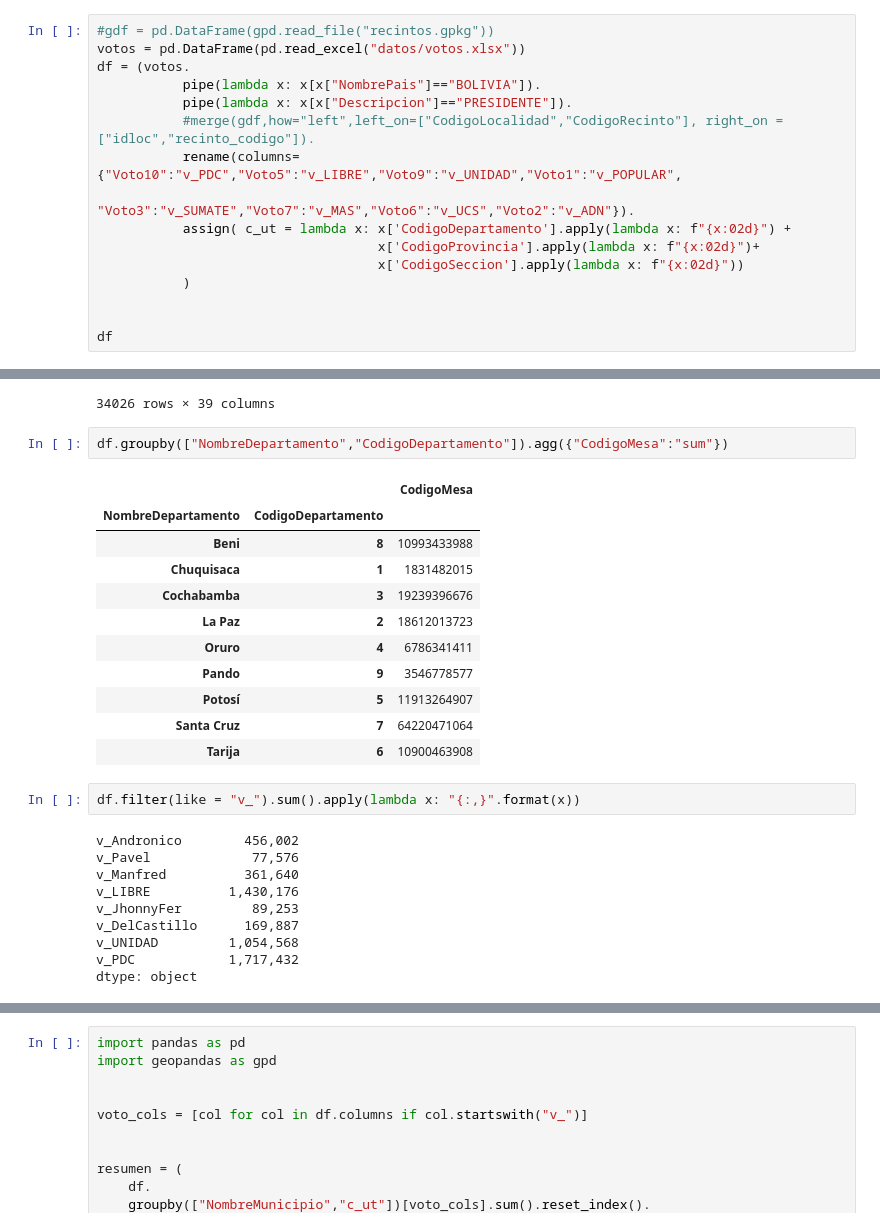
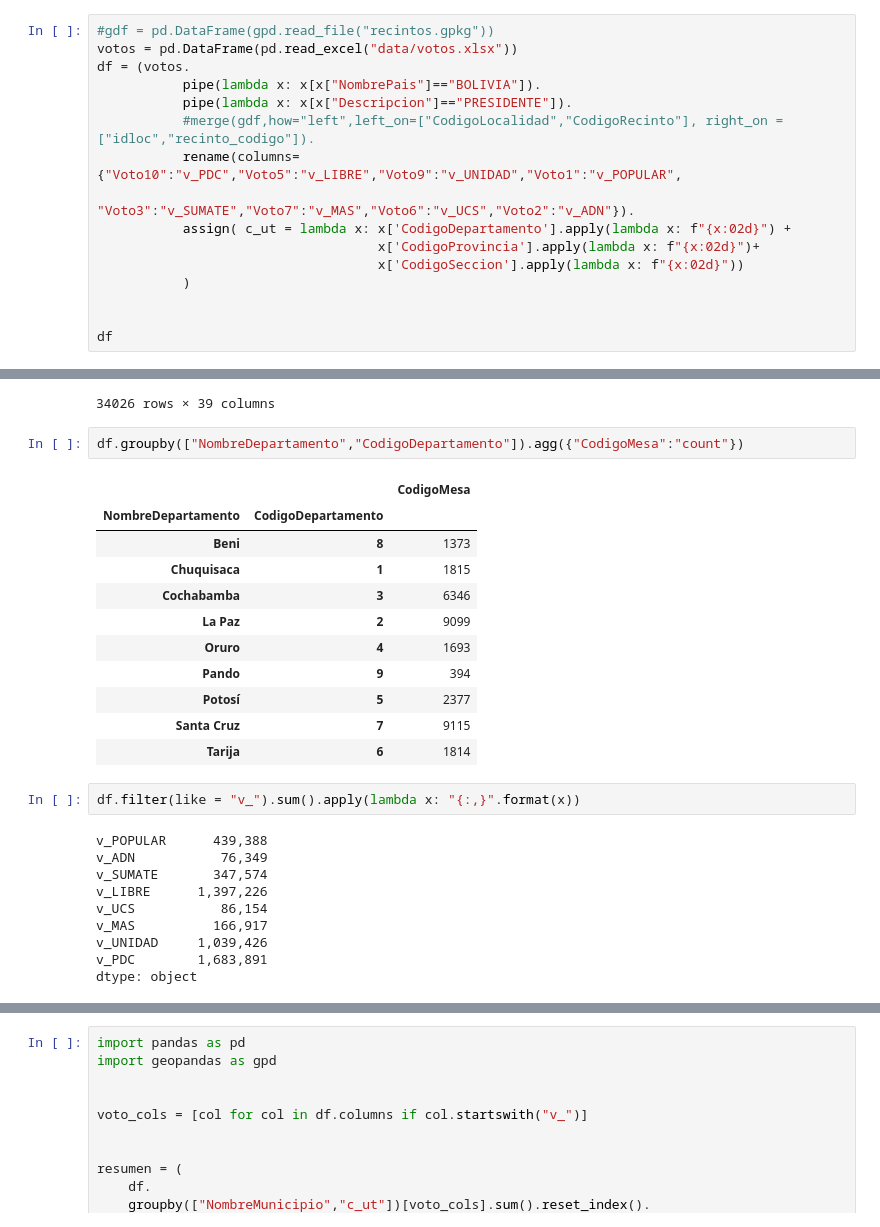
Before and after one commit to hector99-Rod/votaciones_bolivia_2025, a Jupyter notebook: b.ipynb, the cells around one changed output, grey strips where cells are left out. Saved outputs shown, nothing was run; the diff lists cells and outputs as text.

```diff
--- a/b.ipynb
+++ b/b.ipynb
@@ -9,7 +9,7 @@ import pandas as pd
 import numpy as np
 # %%
 #gdf = pd.DataFrame(gpd.read_file("recintos.gpkg"))
-votos = pd.DataFrame(pd.read_excel("datos/votos.xlsx"))
+votos = pd.DataFrame(pd.read_excel("data/votos.xlsx"))
 df = (votos.
            pipe(lambda x: x[x["NombrePais"]=="BOLIVIA"]).
            pipe(lambda x: x[x["Descripcion"]=="PRESIDENTE"]).
@@ -38,28 +38,28 @@ df
 | 35252 | 9003941 | PRESIDENTE | 32 | BOLIVIA | 9 | Pando | ... |
 34026 rows × 39 columns
 # %%
-df.groupby(["NombreDepartamento","CodigoDepartamento"]).agg({"CodigoMesa":"sum"})
+df.groupby(["NombreDepartamento","CodigoDepartamento"]).agg({"CodigoMesa":"count"})
 # %% [output]
 |  |  | CodigoMesa |
 | NombreDepartamento | CodigoDepartamento |  |
-| Beni | 8 | 10993433988 |
-| Chuquisaca | 1 | 1831482015 |
-| Cochabamba | 3 | 19239396676 |
-| La Paz | 2 | 18612013723 |
-| Oruro | 4 | 6786341411 |
-| Pando | 9 | 3546778577 |
-| Potosí | 5 | 11913264907 |
-| Santa Cruz | 7 | 64220471064 |
-| Tarija | 6 | 10900463908 |
+| Beni | 8 | 1373 |
+| Chuquisaca | 1 | 1815 |
+| Cochabamba | 3 | 6346 |
+| La Paz | 2 | 9099 |
+| Oruro | 4 | 1693 |
+| Pando | 9 | 394 |
+| Potosí | 5 | 2377 |
+| Santa Cruz | 7 | 9115 |
+| Tarija | 6 | 1814 |
 # %%
 df.filter(like = "v_").sum().apply(lambda x: "{:,}".format(x))
 # %% [output]
-v_Andronico        456,002
-v_Pavel             77,576
-v_Manfred          361,640
-v_LIBRE          1,430,176
-v_JhonnyFer         89,253
-v_DelCastillo      169,887
-v_UNIDAD         1,054,568
-v_PDC            1,717,432
+v_POPULAR      439,388
+v_ADN           76,349
+v_SUMATE       347,574
+v_LIBRE      1,397,226
+v_UCS           86,154
+v_MAS          166,917
+v_UNIDAD     1,039,426
+v_PDC        1,683,891
 dtype: object
```
Also changed, not shown: parts of 3 cells of this notebook, 2 other files.
